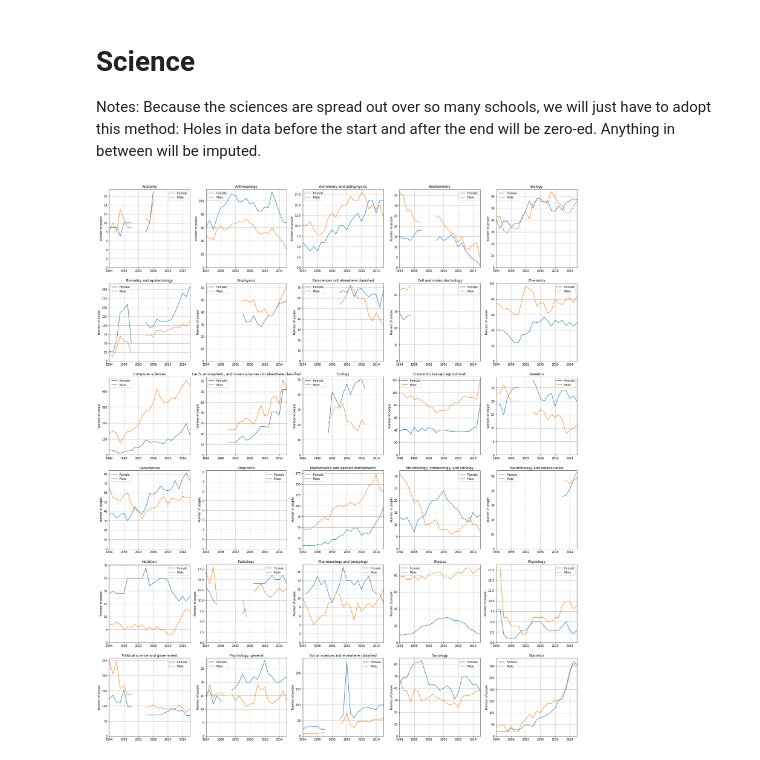
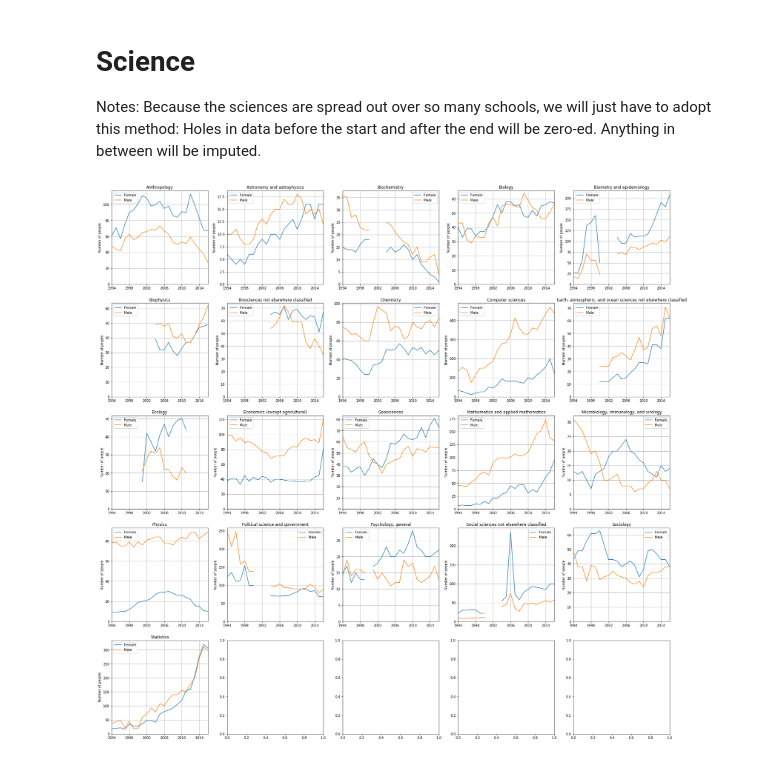
Before and after one commit to spec-journalism/gss-diversity, a Jupyter notebook: notebooks/findings.ipynb, the cells around one changed output. Drawn from its saved outputs; the diff is of its cells as text; code cells hidden in the pictures.

Commit message:
sparse and small science fields

```diff
--- a/notebooks/findings.ipynb
+++ b/notebooks/findings.ipynb
@@ -225,7 +227,11 @@ for i, field in enumerate(eng_fields):
 # Science
 
 Notes: Because the sciences are spread out over so many schools, we will just have to adopt this method: Holes in data before the start and after the end will be zero-ed. Anything in between will be imputed.
-# %%
-plot_topic_fields('Science')
-# %% [output]
-[figure, removed]
+# %%
+sparse_fields = ['Anatomy', 'Cell and molecular biology', 'Linguistics', 'Neurobiology and neuroscience',
+                'Nutrition', 'Pathology']
+small_fields = ['Genetics', 'Pharmacology and toxicology', 'Physiology']
+
+plot_fields_counts([f for f in fields['Science'] if f not in sparse_fields and f not in small_fields])
+# %% [output]
+[figure, added]
```
Also changed, not shown: parts of 2 cells of this notebook.
